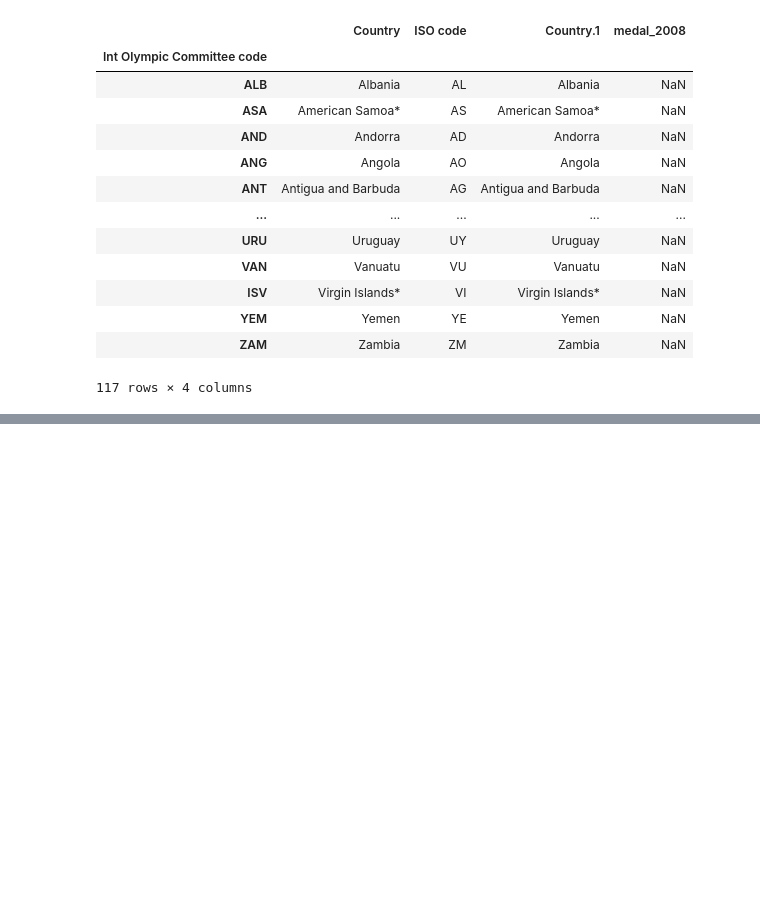
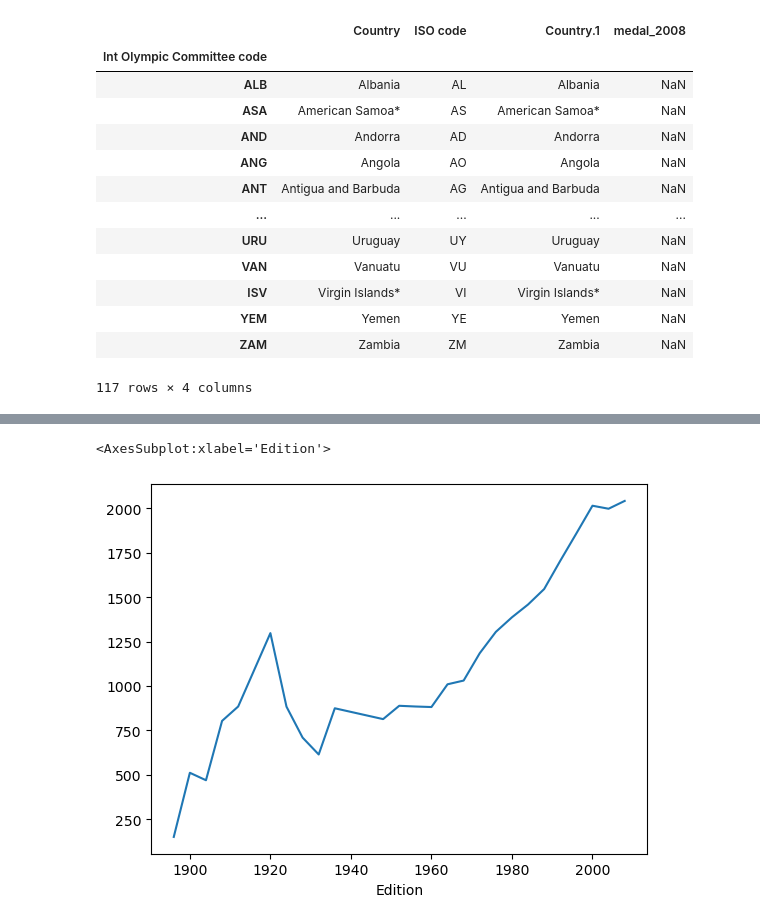
Before and after one commit to Ammar-Man/Python, a Jupyter notebook: Data processing/panda.ipynb, the cells around one changed output, grey strips where cells are left out. Drawn from its saved outputs; the diff is of its cells as text; code cells hidden in the pictures; blank space fills up the shorter version.

```diff
--- a/Data processing/panda.ipynb
+++ b/Data processing/panda.ipynb
@@ -529,0 +558,7 @@ noc[noc.medal_2008.isnull()]
+# %%
+# Groupby
+Gby = oo.groupby('Edition').size().plot()
+Gby
+# %% [output]
+<AxesSubplot:xlabel='Edition'>
+[figure, added]
```
Also changed, not shown: parts of 4 cells of this notebook, 1 other file.
